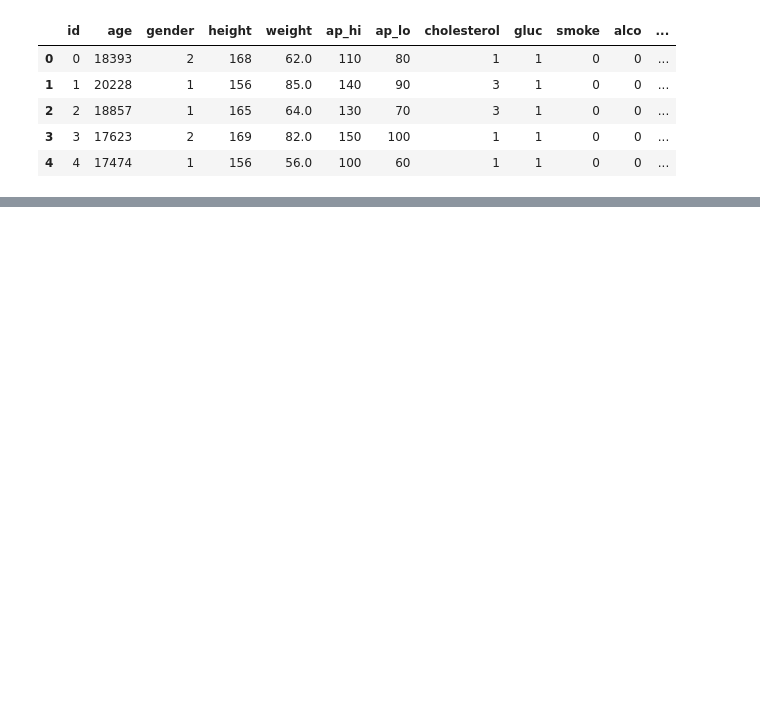
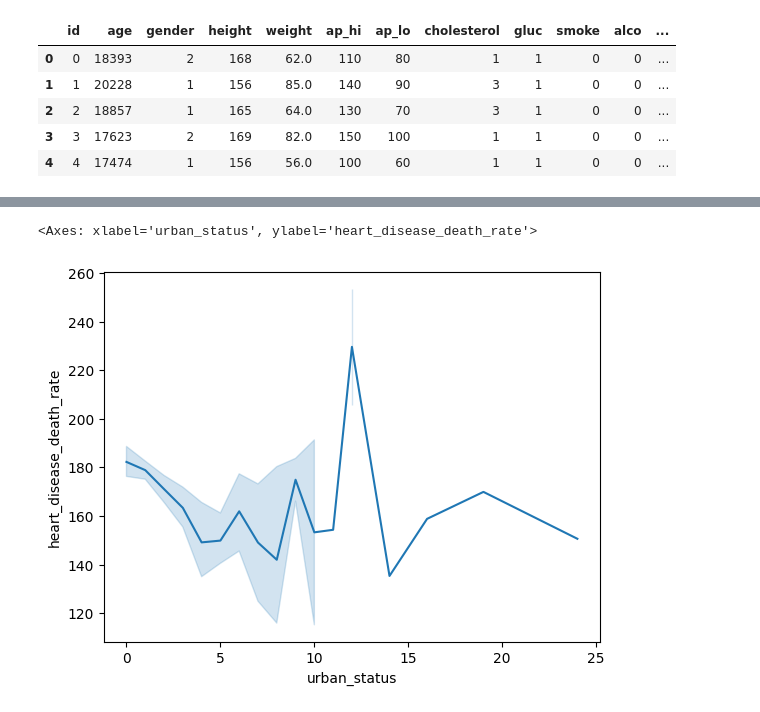
Before and after one commit to kevinwguo/216Project, a Jupyter notebook: Prototype.ipynb, the cells around one changed output, grey strips where cells are left out. Drawn from its saved outputs; the diff is of its cells as text; code cells hidden in the pictures; blank space fills up the shorter version.

Commit message:
added physician data

```diff
--- a/Prototype.ipynb
+++ b/Prototype.ipynb
@@ -29,0 +20,34 @@ heart_disease.head(5)
+# %%
+# Loading in the dataframes
+heart_disease = pd.read_excel("heart_disease.xlsx")
+intensive = pd.read_excel("cardiac_intensive.xlsx")
+rehab = pd.read_excel("cardiac_rehab.xlsx")
+cardio_physicians = pd.read_excel("cardio_disease.xlsx")
+urban = pd.read_excel("urban_status.xlsx")
+
+# Renaming the Value columns in the Dataframes
+heart_disease = heart_disease.rename(columns={'Value': 'heart_disease_death_rate'})
+intensive = intensive.rename(columns={'Value': 'intensive_care_units'})
+rehab = rehab.rename(columns={'Value': 'rehabilitation_units'})
+cardio_physicians = cardio_physicians.rename(columns={'Value': 'cardiac_physicians'})
+urban = urban.rename(columns={'Value': 'urban_status'})
+
+# Dropping the Category_Range column
+heart_disease = heart_disease.drop(columns=['Category Range'])
+intensive = intensive.drop(columns=['Category Range'])
+rehab = rehab.drop(columns=['Category Range'])
+cardio_physicians = cardio_physicians.drop(columns=['Category Range'])
+urban = urban.drop(columns=['Category Range'])
+
+heart_disease.head(5)
+# %%
+# Creating the final dataframe for data collected from the Interactive Atlas
+
+merge1 = pd.merge(heart_disease, intensive, how='outer', on=['County', 'State'])
+merge2 = pd.merge(merge1, rehab, how='outer', on=['County', 'State'])
+merge3 = pd.merge(merge2, cardio_physicians, how='outer', on=['County', 'State'])
+final_df = pd.merge(merge3, urban, how='outer', on=['County', 'State'])
+# %%
+# Adding NAs
+final_df.replace("Insufficient Data", np.nan, inplace=True)
+final_df
@@ -29,0 +68,5 @@ heart_disease.head(5)
+# %%
+sns.lineplot(final_df.dropna(), x='urban_status', y='heart_disease_death_rate')
+# %% [output]
+<Axes: xlabel='urban_status', ylabel='heart_disease_death_rate'>
+[figure, added]
```
Also changed, not shown: parts of 5 cells of this notebook, 5 other files.
